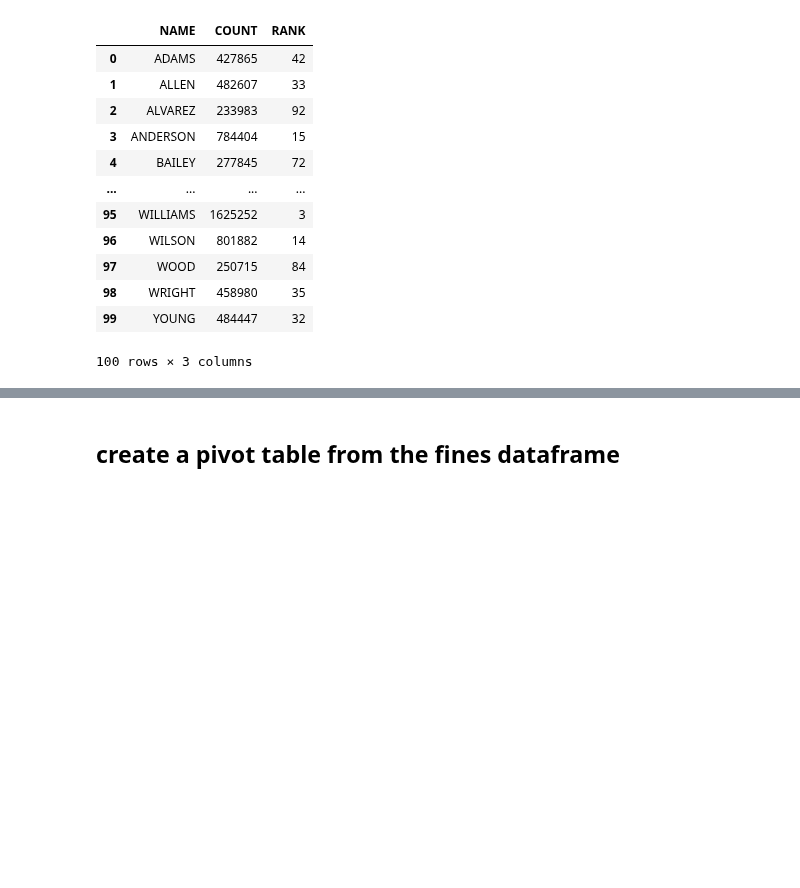
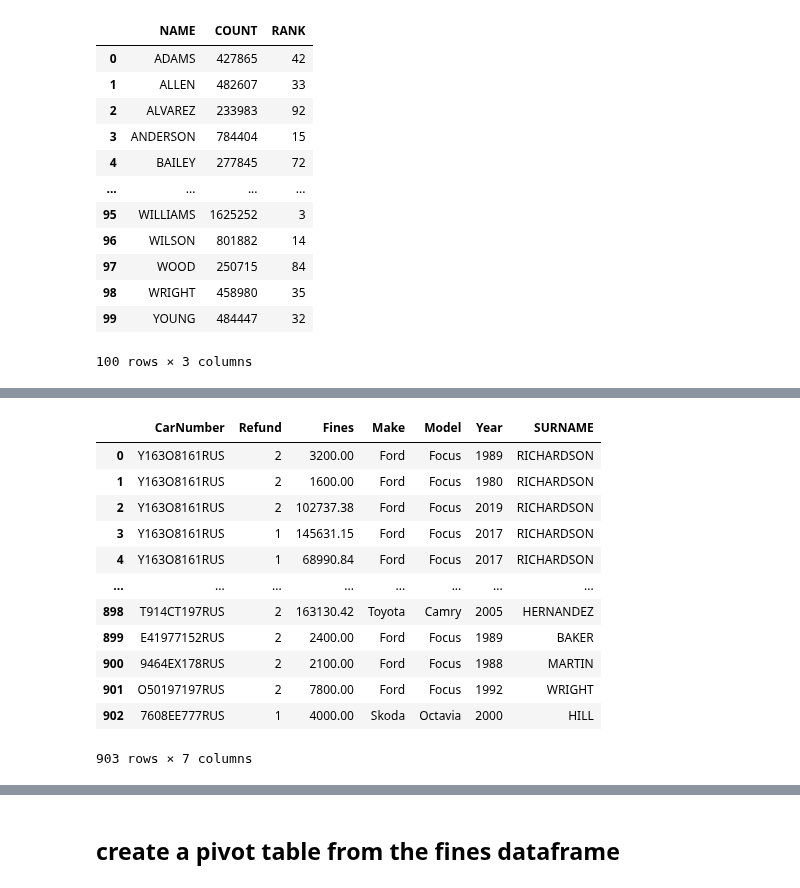
Before and after one commit to aperop/ds, a Jupyter notebook: day05/ex04/enrichment.ipynb, the cells around one changed output, grey strips where cells are left out. Cells and saved outputs as stored; diff of their text form; code cells hidden in the pictures; blank space fills up the shorter version.

```diff
--- a/day05/ex04/enrichment.ipynb
+++ b/day05/ex04/enrichment.ipynb
@@ -237,0 +269,23 @@ owners
+# %%
+new_owners = pd.DataFrame([['X676XR666EU', 'Petr'],
+                          ['X272XR531EU', 'Ildar'],
+                          ['X171XR327EU', 'Denim', ],
+                          ], columns=owners.columns)
+owners.drop(owners.tail(20).index, inplace=True)
+owners = pd.concat([owners, new_owners], ignore_index=True)
+# %%
+fines.merge(owners, how='inner')
+# %% [output]
+|  | CarNumber | Refund | Fines | Make | Model | Year | SURNAME |
+| 0 | Y163O8161RUS | 2 | 3200.00 | Ford | Focus | 1989 | RICHARDSON |
+| 1 | Y163O8161RUS | 2 | 1600.00 | Ford | Focus | 1980 | RICHARDSON |
+| 2 | Y163O8161RUS | 2 | 102737.38 | Ford | Focus | 2019 | RICHARDSON |
+| 3 | Y163O8161RUS | 1 | 145631.15 | Ford | Focus | 2017 | RICHARDSON |
+| 4 | Y163O8161RUS | 1 | 68990.84 | Ford | Focus | 2017 | RICHARDSON |
+| ... | ... | ... | ... | ... | ... | ... | ... |
+| 898 | T914CT197RUS | 2 | 163130.42 | Toyota | Camry | 2005 | HERNANDEZ |
+| 899 | E41977152RUS | 2 | 2400.00 | Ford | Focus | 1989 | BAKER |
+| 900 | 9464EX178RUS | 2 | 2100.00 | Ford | Focus | 1988 | MARTIN |
+| 901 | O50197197RUS | 2 | 7800.00 | Ford | Focus | 1992 | WRIGHT |
+| 902 | 7608EE777RUS | 1 | 4000.00 | Skoda | Octavia | 2000 | HILL |
+903 rows × 7 columns
```
Also changed, not shown: parts of 13 cells of this notebook.
